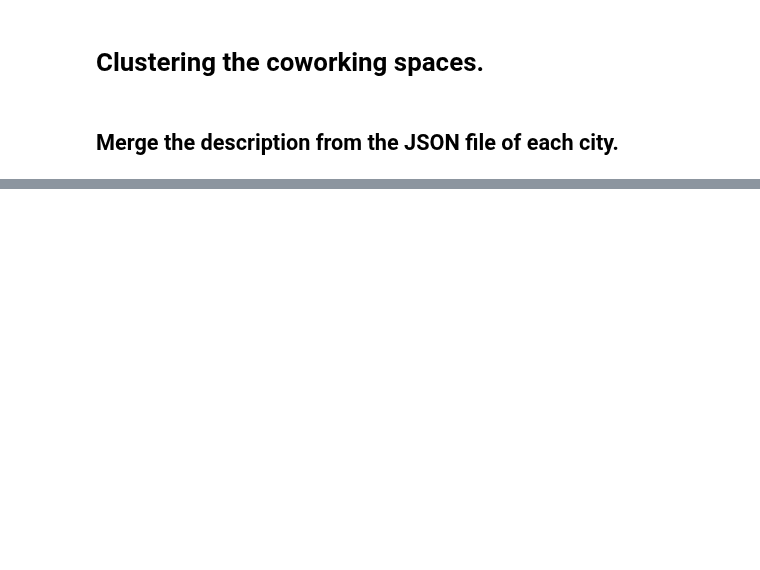
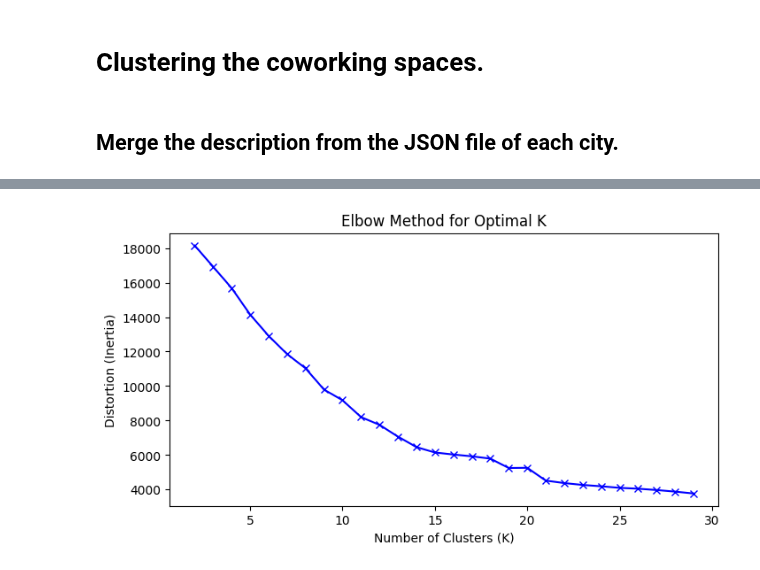
Before and after one commit to GabrielFersPin/Coworking, a Jupyter notebook: src/data_processing/merge_descriptions.ipynb, the cells around one changed output, grey strips where cells are left out. Drawn from its saved outputs; the diff is of its cells as text; code cells hidden in the pictures; blank space fills up the shorter version.

```diff
--- a/src/data_processing/merge_descriptions.ipynb
+++ b/src/data_processing/merge_descriptions.ipynb
@@ -108,0 +157,7 @@ for i in range(5):  # Assuming you have 5 clusters
+# %%
+amenity_cols = [col for col in merged_df.columns if col.startswith('has_amenity_')]
+X = merged_df[amenity_cols]
+
+# Standardize (though binary data may not need it)
+from sklearn.preprocessing import StandardScaler
+X_scaled = StandardScaler().fit_transform(X)
@@ -108,0 +175,21 @@ for i in range(5):  # Assuming you have 5 clusters
+# %%
+from sklearn.cluster import KMeans
+import matplotlib.pyplot as plt
+
+distortions = []
+K_range = range(2, 30)  # Test K=2 to K=10
+
+for k in K_range:
+    kmeans = KMeans(n_clusters=k, random_state=42)
+    kmeans.fit(X_scaled)
+    distortions.append(kmeans.inertia_)  # Sum of squared distances
+
+# Plot Elbow Curve
+plt.figure(figsize=(8, 4))
+plt.plot(K_range, distortions, 'bx-')
+plt.xlabel('Number of Clusters (K)')
+plt.ylabel('Distortion (Inertia)')
+plt.title('Elbow Method for Optimal K')
+plt.show()
+# %% [output]
+[figure, added]
```
Also changed, not shown: parts of 19 cells of this notebook, 6 other files.
